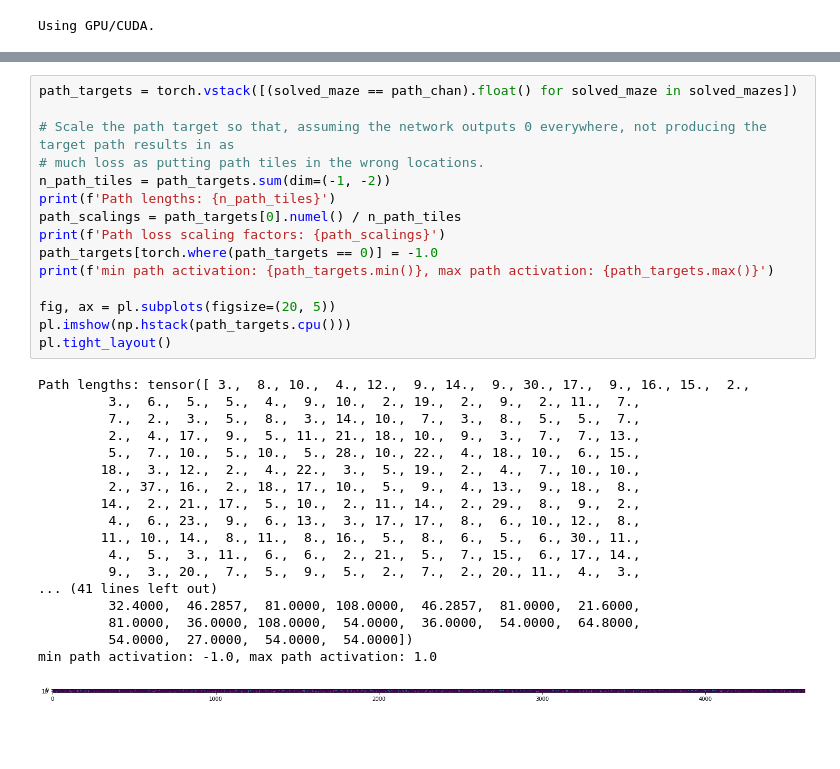
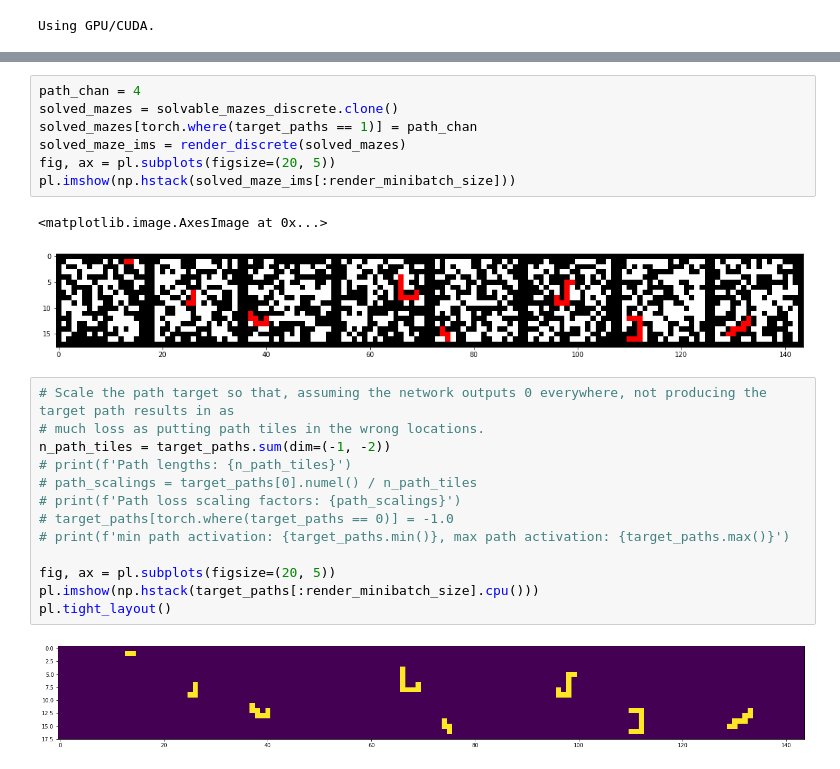
Before and after one commit to smearle/pathfinding-nca, a Jupyter notebook: path_nca.ipynb, the cells around one changed output, grey strips where cells are left out. Drawn from its saved outputs; the diff is of its cells as text; blank space fills up the shorter version.

```diff
--- a/path_nca.ipynb
+++ b/path_nca.ipynb
@@ -302,37 +293,28 @@ pl.tight_layout()
+# %%
+path_chan = 4
+solved_mazes = solvable_mazes_discrete.clone()
+solved_mazes[torch.where(target_paths == 1)] = path_chan
+solved_maze_ims = render_discrete(solved_mazes)
+fig, ax = pl.subplots(figsize=(20, 5))
+pl.imshow(np.hstack(solved_maze_ims[:render_minibatch_size]))
+# %% [output]
+<matplotlib.image.AxesImage at 0x...>
+[figure, added]
 # %%
-path_targets = torch.vstack([(solved_maze == path_chan).float() for solved_maze in solved_mazes])
-
 # Scale the path target so that, assuming the network outputs 0 everywhere, not producing the target path results in as
 # much loss as putting path tiles in the wrong locations.
-n_path_tiles = path_targets.sum(dim=(-1, -2))
-print(f'Path lengths: {n_path_tiles}')
-path_scalings = path_targets[0].numel() / n_path_tiles
-print(f'Path loss scaling factors: {path_scalings}')
-path_targets[torch.where(path_targets == 0)] = -1.0
-print(f'min path activation: {path_targets.min()}, max path activation: {path_targets.max()}')
+n_path_tiles = target_paths.sum(dim=(-1, -2))
+# print(f'Path lengths: {n_path_tiles}')
+# path_scalings = target_paths[0].numel() / n_path_tiles
+# print(f'Path loss scaling factors: {path_scalings}')
+# target_paths[torch.where(target_paths == 0)] = -1.0
+# print(f'min path activation: {target_paths.min()}, max path activation: {target_paths.max()}')
 
 fig, ax = pl.subplots(figsize=(20, 5))
-pl.imshow(np.hstack(path_targets.cpu()))
+pl.imshow(np.hstack(target_paths[:render_minibatch_size].cpu()))
 pl.tight_layout()
 # %% [output]
-Path lengths: tensor([ 3.,  8., 10.,  4., 12.,  9., 14.,  9., 30., 17.,  9., 16., 15.,  2.,
-         3.,  6.,  5.,  5.,  4.,  9., 10.,  2., 19.,  2.,  9.,  2., 11.,  7.,
-         7.,  2.,  3.,  5.,  8.,  3., 14., 10.,  7.,  3.,  8.,  5.,  5.,  7.,
-         2.,  4., 17.,  9.,  5., 11., 21., 18., 10.,  9.,  3.,  7.,  7., 13.,
-         5.,  7., 10.,  5., 10.,  5., 28., 10., 22.,  4., 18., 10.,  6., 15.,
-        18.,  3., 12.,  2.,  4., 22.,  3.,  5., 19.,  2.,  4.,  7., 10., 10.,
-         2., 37., 16.,  2., 18., 17., 10.,  5.,  9.,  4., 13.,  9., 18.,  8.,
-        14.,  2., 21., 17.,  5., 10.,  2., 11., 14.,  2., 29.,  8.,  9.,  2.,
-         4.,  6., 23.,  9.,  6., 13.,  3., 17., 17.,  8.,  6., 10., 12.,  8.,
-        11., 10., 14.,  8., 11.,  8., 16.,  5.,  8.,  6.,  5.,  6., 30., 11.,
-         4.,  5.,  3., 11.,  6.,  6.,  2., 21.,  5.,  7., 15.,  6., 17., 14.,
-         9.,  3., 20.,  7.,  5.,  9.,  5.,  2.,  7.,  2., 20., 11.,  4.,  3.,
-... (41 lines left out)
-         32.4000,  46.2857,  81.0000, 108.0000,  46.2857,  81.0000,  21.6000,
-         81.0000,  36.0000, 108.0000,  54.0000,  36.0000,  54.0000,  64.8000,
-         54.0000,  27.0000,  54.0000,  54.0000])
-min path activation: -1.0, max path activation: 1.0
-[figure, old version]
+[figure, new version]
 # %%
 #@title Minimalistic Neural CA
 # ident = torch.tensor([[0.0,0.0,0.0],[0.0,1.0,0.0],[0.0,0.0,0.0]])
```
Also changed, not shown: parts of 9 cells of this notebook.
